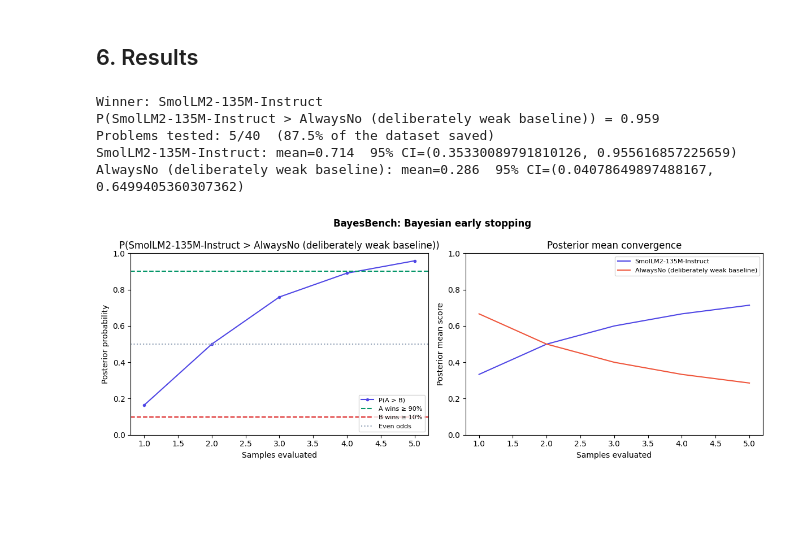
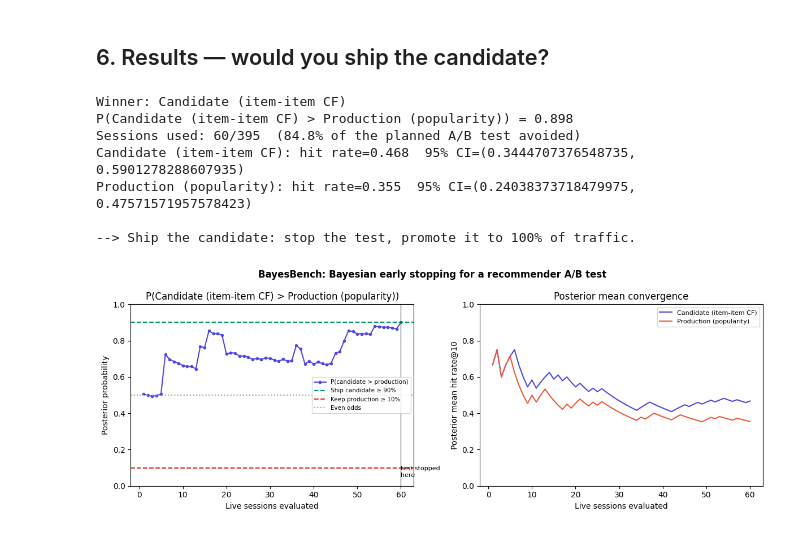
Before and after one commit to rymarinelli/bayesbench-notebook, a Jupyter notebook: bayesbench_demo.ipynb, the cells around one changed output. Saved outputs shown, nothing was run; the diff lists cells and outputs as text; code cells hidden in the pictures; blank space fills up the shorter version.

```diff
--- a/bayesbench_demo.ipynb
+++ b/bayesbench_demo.ipynb
@@ -238,0 +197,17 @@ result
+# %%
+eval_ratings = ratings[ratings["user_id"].isin(eval_users)]
+
+scores_a, scores_b = [], []
+for user_id in eval_users:
+    outcome = simulate_session(user_id, eval_ratings)
+    if outcome is None:
+        continue
+    scores_a.append(outcome[0])
+    scores_b.append(outcome[1])
+
+print(f"Simulated sessions: {len(scores_a)}")
+print(f"{MODEL_A_NAME} hit rate@{K}: {np.mean(scores_a):.3f}")
+print(f"{MODEL_B_NAME} hit rate@{K}: {np.mean(scores_b):.3f}")
+
+result, trace = bayesian_sequential_test(scores_a, scores_b, CONFIDENCE, CREDIBILITY)
+result
@@ -239,49 +227,61 @@ result
 # %% [markdown]
-## 6. Results
+## 6. Results — would you ship the candidate?
 # %%
 winner_name = MODEL_A_NAME if result["winner"] == "A" else MODEL_B_NAME if result["winner"] == "B" else "Inconclusive"
 print(f"Winner: {winner_name}")
 print(f"P({MODEL_A_NAME} > {MODEL_B_NAME}) = {result['p_a_beats_b']:.3f}")
-print(f"Problems tested: {result['problems_tested']}/{result['total_problems']}  "
-      f"({result['efficiency']:.1%} of the dataset saved)")
-print(f"{MODEL_A_NAME}: mean={result['mean_a']:.3f}  {int(CREDIBILITY*100)}% CI={result['ci_a']}")
-print(f"{MODEL_B_NAME}: mean={result['mean_b']:.3f}  {int(CREDIBILITY*100)}% CI={result['ci_b']}")
+print(f"Sessions used: {result['sessions_used']}/{result['sessions_planned']}  "
+      f"({result['efficiency']:.1%} of the planned A/B test avoided)")
+print(f"{MODEL_A_NAME}: hit rate={result['mean_a']:.3f}  {int(CREDIBILITY*100)}% CI={result['ci_a']}")
+print(f"{MODEL_B_NAME}: hit rate={result['mean_b']:.3f}  {int(CREDIBILITY*100)}% CI={result['ci_b']}")
+
+if result["winner"] == "A":
+    print("\n--> Ship the candidate: stop the test, promote it to 100% of traffic.")
+elif result["winner"] == "B":
+    print("\n--> Keep production: the candidate underperforms, don't roll it out.")
+else:
+    print("\n--> Inconclusive at this sample size: keep collecting sessions, or lower CONFIDENCE.")
 # %% [output]
-Winner: SmolLM2-135M-Instruct
-P(SmolLM2-135M-Instruct > AlwaysNo (deliberately weak baseline)) = 0.959
-Problems tested: 5/40  (87.5% of the dataset saved)
-SmolLM2-135M-Instruct: mean=0.714  95% CI=(0.35330089791810126, 0.955616857225659)
-AlwaysNo (deliberately weak baseline): mean=0.286  95% CI=(0.04078649897488167, 0.6499405360307362)
+Winner: Candidate (item-item CF)
+P(Candidate (item-item CF) > Production (popularity)) = 0.898
+Sessions used: 60/395  (84.8% of the planned A/B test avoided)
+Candidate (item-item CF): hit rate=0.468  95% CI=(0.3444707376548735, 0.5901278288607935)
+Production (popularity): hit rate=0.355  95% CI=(0.24038373718479975, 0.47571571957578423)
+
+--> Ship the candidate: stop the test, promote it to 100% of traffic.
 # %%
-samples = [t["sample"] for t in trace]
+sessions = [t["session"] for t in trace]
 p_curve = [t["p_a_beats_b"] for t in trace]
 mean_a_curve = [t["mean_a"] for t in trace]
 mean_b_curve = [t["mean_b"] for t in trace]
 
 fig, axes = plt.subplots(1, 2, figsize=(12, 4.5))
 
 ax = axes[0]
-ax.plot(samples, p_curve, color="#4F46E5", marker="o", markersize=3, label="P(A > B)")
-ax.axhline(CONFIDENCE, color="#059669", linestyle="--", label=f"A wins \u2265 {CONFIDENCE:.0%}")
-ax.axhline(1 - CONFIDENCE, color="#DC2626", linestyle="--", label=f"B wins \u2265 {1 - CONFIDENCE:.0%}")
+ax.plot(sessions, p_curve, color="#4F46E5", marker="o", markersize=3, label="P(candidate > production)")
+ax.axhline(CONFIDENCE, color="#059669", linestyle="--", label=f"Ship candidate \u2265 {CONFIDENCE:.0%}")
+ax.axhline(1 - CONFIDENCE, color="#DC2626", linestyle="--", label=f"Keep production \u2265 {1 - CONFIDENCE:.0%}")
 ax.axhline(0.5, color="#94A3B8", linestyle=":", label="Even odds")
+if result["winner"] is not None:
+    ax.axvline(result["sessions_used"], color="#1E293B", linestyle="-", linewidth=1, alpha=0.6)
+    ax.annotate("test stopped\nhere", xy=(result["sessions_used"], 0.05), fontsize=8, ha="left")
 ax.set_ylim(0, 1)
-ax.set_xlabel("Samples evaluated")
+ax.set_xlabel("Live sessions evaluated")
 ax.set_ylabel("Posterior probability")
 ax.set_title(f"P({MODEL_A_NAME} > {MODEL_B_NAME})")
-ax.legend(fontsize=8, loc="lower right")
+ax.legend(fontsize=7.5, loc="center right")
 
 ax = axes[1]
-ax.plot(samples, mean_a_curve, color="#4F46E5", label=MODEL_A_NAME)
-ax.plot(samples, mean_b_curve, color="#EF553B", label=MODEL_B_NAME)
+ax.plot(sessions, mean_a_curve, color="#4F46E5", label=MODEL_A_NAME)
+ax.plot(sessions, mean_b_curve, color="#EF553B", label=MODEL_B_NAME)
 ax.set_ylim(0, 1)
-ax.set_xlabel("Samples evaluated")
-ax.set_ylabel("Posterior mean score")
+ax.set_xlabel("Live sessions evaluated")
+ax.set_ylabel(f"Posterior mean hit rate@{K}")
 ax.set_title("Posterior mean convergence")
 ax.legend(fontsize=8)
 
-fig.suptitle("BayesBench: Bayesian early stopping", fontweight="bold")
+fig.suptitle("BayesBench: Bayesian early stopping for a recommender A/B test", fontweight="bold")
 fig.tight_layout()
 plt.show()
 # %% [output]
-[figure, old version]
+[figure, new version]
```
Also changed, not shown: parts of 24 cells of this notebook, 2 other files.
